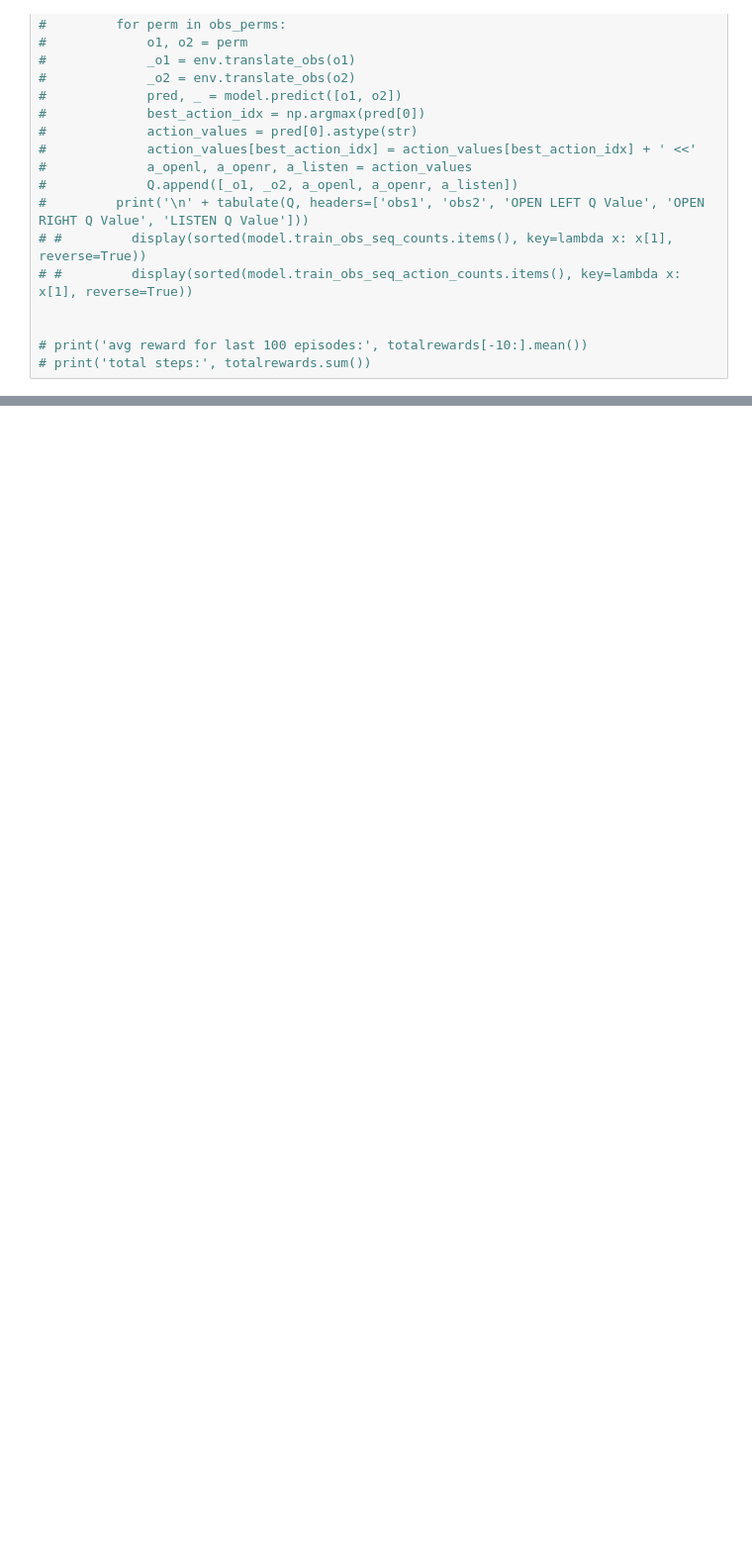
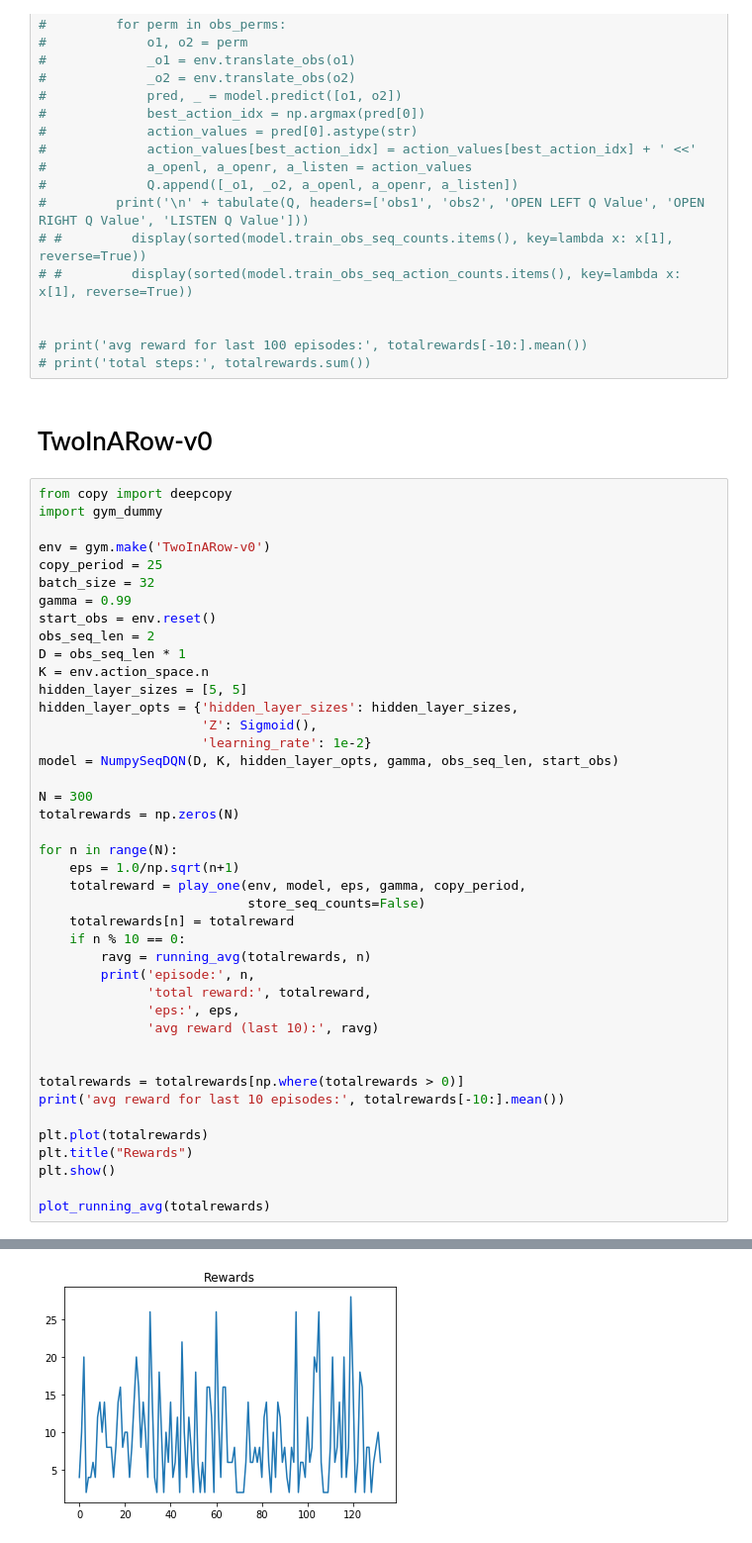
Before and after one commit to jackblandin/research, a Jupyter notebook: experiments/qlearning/dqn/dqn_seq_obs/dqn-obs-seq.ipynb, the cells around one changed output, grey strips where cells are left out. Shown at 99% size. Drawn from its saved outputs; the diff is of its cells as text; blank space fills up the shorter version.

```diff
--- a/experiments/qlearning/dqn/dqn_seq_obs/dqn-obs-seq.ipynb
+++ b/experiments/qlearning/dqn/dqn_seq_obs/dqn-obs-seq.ipynb
@@ -286,3 +285,48 @@ total steps: 1544.0
 
 # print('avg reward for last 100 episodes:', totalrewards[-10:].mean())
 # print('total steps:', totalrewards.sum())
+# %% [markdown]
+# TwoInARow-v0
+# %%
+from copy import deepcopy
+import gym_dummy
+
+env = gym.make('TwoInARow-v0')
+copy_period = 25
+batch_size = 32
+gamma = 0.99
+start_obs = env.reset()
+obs_seq_len = 2
+D = obs_seq_len * 1
+K = env.action_space.n
+hidden_layer_sizes = [5, 5]
+hidden_layer_opts = {'hidden_layer_sizes': hidden_layer_sizes,
+                     'Z': Sigmoid(),
+                     'learning_rate': 1e-2}
+model = NumpySeqDQN(D, K, hidden_layer_opts, gamma, obs_seq_len, start_obs)
+
+N = 300
+totalrewards = np.zeros(N)
+
+for n in range(N):
+    eps = 1.0/np.sqrt(n+1)
+    totalreward = play_one(env, model, eps, gamma, copy_period,
+                           store_seq_counts=False)
+    totalrewards[n] = totalreward
+    if n % 10 == 0:
+        ravg = running_avg(totalrewards, n)
+        print('episode:', n,
+              'total reward:', totalreward,
+              'eps:', eps,
+              'avg reward (last 10):', ravg)
+
+
+totalrewards = totalrewards[np.where(totalrewards > 0)]
+print('avg reward for last 10 episodes:', totalrewards[-10:].mean())
+
+plt.plot(totalrewards)
+plt.title("Rewards")
+plt.show()
+
+plot_running_avg(totalrewards)
+# %% [output]
@@ -288,0 +350 @@ total steps: 1544.0
+[figure, added]
```
Also changed, not shown: parts of 7 cells of this notebook, 7 other files.
